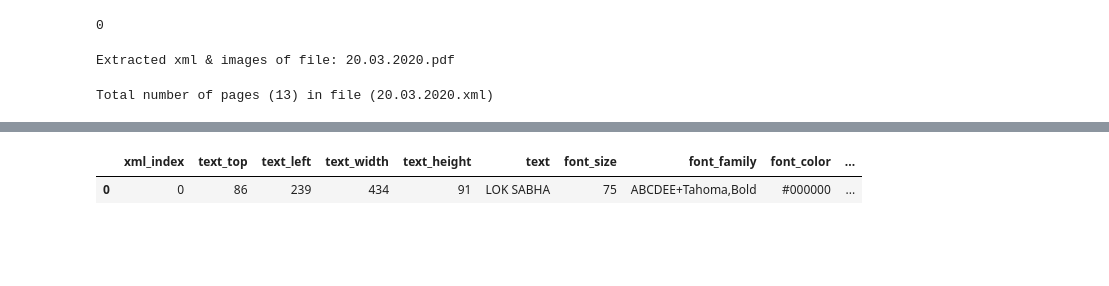
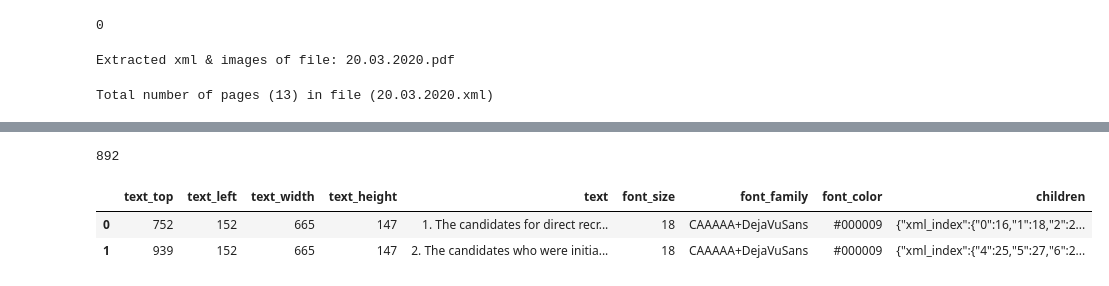
Before and after one commit to kumardeepak/document-structure, a Jupyter notebook: notebooks/ocr_v3_tools_image_crop_level.ipynb, the cells around one changed output, grey strips where cells are left out. Cells and saved outputs as stored; diff of their text form; code cells hidden in the pictures; blank space fills up the shorter version.

```diff
--- a/notebooks/ocr_v3_tools_image_crop_level.ipynb
+++ b/notebooks/ocr_v3_tools_image_crop_level.ipynb
@@ -341,11 +348,11 @@ def sub_block(text_chunks ,chunk_data):
     return pd.DataFrame(sub_block_list)
 
 
-def process_block(children,image,page_num):
+def process_block(children,image,page_num,configs):
     # Assuming PIL image as input
     in_df      = pd.read_json(children)
 
-    breaks = BlockBreak(image,in_df,page_num)
+    breaks = BlockBreak(image,in_df,page_num,configs)
     breaks.line_metadata()
     block_df = pd.DataFrame(breaks.response['lines_data'])
     text_chunks, chunk_data = group_by_visual_break(block_df)
@@ -354,7 +361,7 @@ def process_block(children,image,page_num):
     return sub_block_df
 
 
-def process_page_blocks(page_df,image, configs,page_num=2, debug=False):
+def process_page_blocks(page_df,image,page_num,configs, debug=False):
 
     list_of_blocks = []
 
@@ -364,7 +371,7 @@ def process_page_blocks(page_df,image, configs,page_num=2, debug=False):
             list_of_blocks.append(page_df.iloc[index].to_frame().transpose())
             block_index += 1
         else:
-            list_of_blocks.append(process_block(page_df.iloc[index]['children'],image,page_num))
+            list_of_blocks.append(process_block(page_df.iloc[index]['children'],image,page_num,configs))
             block_index += 1
     return list_of_blocks
 # %%
@@ -432,6 +439,9 @@ document_configs = {
     'AVERAGE_VERTICAL_SPACE': 12.0,
     'LEFT_OR_RIGHT_ALIGNMENT_MARGIN': 20.0
 }
+
+
+break_config = {'margin_support' :2 , 'width_threshold':0.65}
 # %%
 base_dir    = '/home/dhiraj/Documents/Anuwad/document-structure/data'
 input_dir   = os.path.join(base_dir, 'input')
@@ -467,7 +479,7 @@ xml_dfs, page_width, page_height = get_xml_info(xml_files[0])
 # %% [output]
 Total number of pages (13) in file (20.03.2020.xml)
 # %%
-file_index     = 1
+file_index     = 0
 
 img_filepath   = image_files[file_index]
 df             = xml_dfs[file_index]
@@ -497,7 +516,7 @@ show_df(v_df)
 #h_child_index = 2
 #pd.DataFrame(json.loads(pd.DataFrame(json.loads(v_df['children'][v_child_index]))['children'][h_child_index]))
 # %%
-list_of_blocks =  process_page_blocks(v_df,image,page_num=file_index +1 ,configs=document_configs)
+list_of_blocks =  process_page_blocks(v_df,image,page_num=file_index +1 ,configs=break_config)
 # %%
 #Draw blocks
 image = draw_box(img_filepath, page_width, page_height, v_df, color='red')
@@ -513,9 +532,14 @@ len(list_of_blocks)
+# %%
+page_width
+# %% [output]
+892
 # %%
-block_index = 0
+block_index = 5
 list_of_blocks[block_index]
 # %% [output]
-|  | xml_index | text_top | text_left | text_width | text_height | text | font_size | font_family | font_color | ... |
-| 0 | 0 | 86 | 239 | 434 | 91 | LOK SABHA | 75 | ABCDEE+Tahoma,Bold | #000000 | ... |
+|  | text_top | text_left | text_width | text_height | text | font_size | font_family | font_color | children |
+| 0 | 752 | 152 | 665 | 147 | 1. The candidates for direct recr... | 18 | CAAAAA+DejaVuSans | #000009 | {"xml_index":{"0":16,"1":18,"2":2... |
+| 1 | 939 | 152 | 665 | 147 | 2. The candidates who were initia... | 18 | CAAAAA+DejaVuSans | #000009 | {"xml_index":{"4":25,"5":27,"6":2... |
 # %%
 sub_block_index  = 1
 pd.read_json(list_of_blocks[block_index]['children'][sub_block_index])
```
Also changed, not shown: parts of 12 cells of this notebook, 4 other files.
